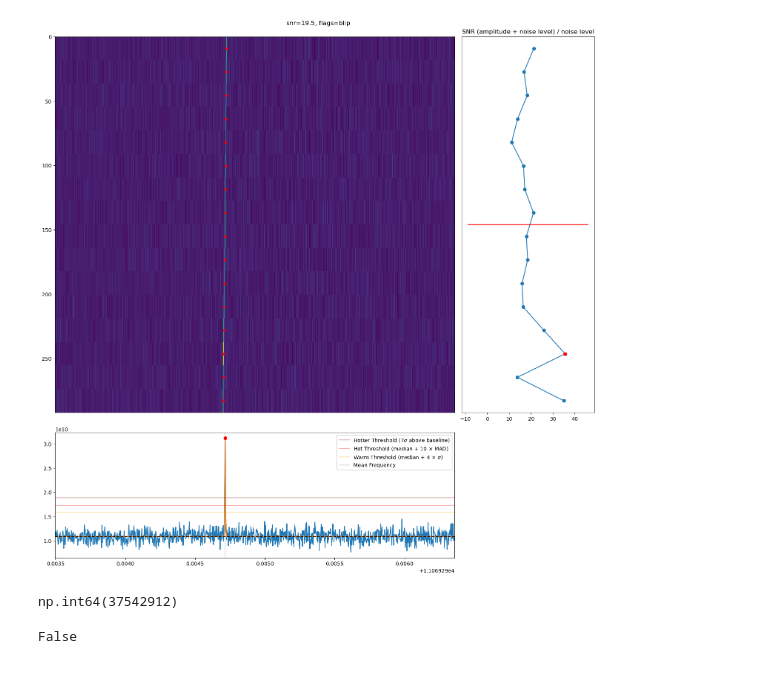
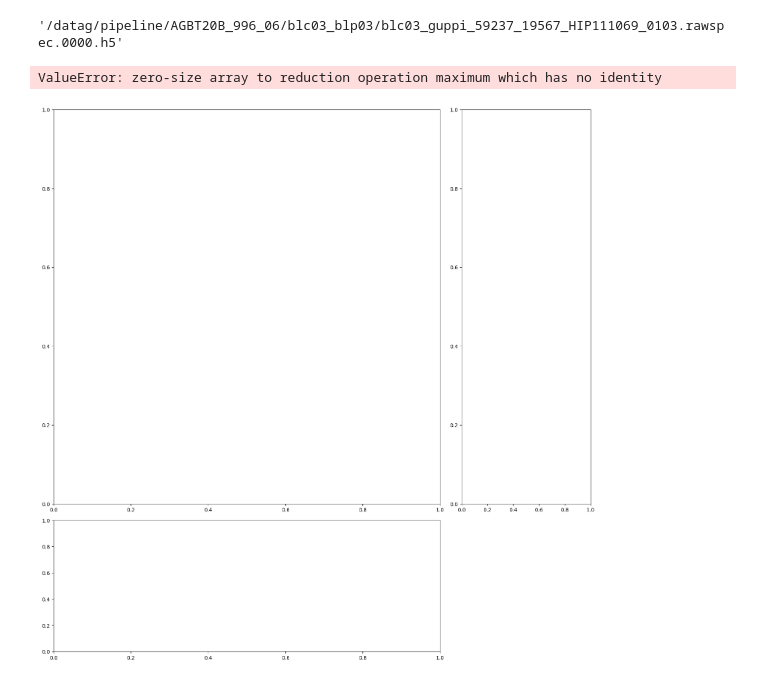
Before and after one commit to andres-luengo/bart, a Jupyter notebook: experiments/inspect_hits.ipynb, the cells around one changed output. Saved outputs shown, nothing was run; the diff lists cells and outputs as text; code cells hidden in the pictures.

```diff
--- a/experiments/inspect_hits.ipynb
+++ b/experiments/inspect_hits.ipynb
@@ -26,0 +35,5 @@ plt.plot(nums)
+# %%
+tables = [base_path / 'batches' / table for table in sorted(os.listdir(base_path/'batches'))]
+nums = [len(pd.read_csv(table)) for table in tables]
+plt.bar(np.arange(len(nums)), nums)
+plt.yscale('log');
@@ -27,4 +42,6 @@ plt.plot(nums)
 # %%
-df = pd.read_csv('/mnt_blpc3/datax/scratch/andresl/starlink-pipeline-runs/sample-run/batches/batch_042.csv')
+TABLE_PATH = tables[32]
+print(TABLE_PATH)
+df = pd.read_csv(TABLE_PATH)
 df
 # %% [output]
@@ -112,19 +125,33 @@ def zap_dc(block, l_idx):
     COARSE_PER_FINE = 2**20
 
     r_to_spike = (r_idx + COARSE_PER_FINE//2) % COARSE_PER_FINE
-    if r_to_spike > WINDOW_SIZE: return
 
     spike_idx = WINDOW_SIZE - r_to_spike
-    block[:, spike_idx] = (block[:, spike_idx-1] + block[:, spike_idx+1])/2
+    if (spike_idx < 0) or (spike_idx >= WINDOW_SIZE): return
+
+
+
+    block[..., spike_idx] = (block[..., spike_idx-1] + block[..., spike_idx+1])/2
+# %%
+f.filename
+# %% [output]
+'/datag/pipeline/AGBT20B_996_06/blc03_blp03/blc03_guppi_59237_19567_HIP111069_0103.rawspec.0000.h5'
 # %%
-def make_figure(hit, title=None):
-    if title is None:
-        title = hit['flags'] if not pd.isna(hit['flags']) else '(no flags)'
-        title = hit.name + title
+def make_figure(*, freq_index=None, hit=None, title=None):
+    if hit is not None:
+        l_idx = hit.frequency_index
+        if title is None:
+            title = hit['flags'] if not pd.isna(hit['flags']) else '(no flags)'
+            title = hit.name + title
+    elif freq_index is not None:
+        l_idx = freq_index
+        if title is None:
+            title = f'{f.filename}\n{freq_index = }'
+    else:
+        raise ValueError('Must provide one of freq_index or hit')
 
     SLICE_IDX = 8
 
-    l_idx = hit['frequency_index']
     data: h5py.Dataset = f['data'][:, 0, l_idx : l_idx+WINDOW_SIZE] # type: ignore
     zap_dc(data, l_idx)
     freqs = np.linspace(
@@ -152,8 +179,6 @@ def make_figure(hit, title=None):
         )
     snr = np.array(snr)
     snr_ax.plot(snr, times, marker='o')
-    if np.min(snr) < 2:
-        snr_ax.axvline(1.0, color='gray')
     snr_others = np.delete(snr, np.argmax(snr))
     snr_others_mad = np.std(snr_others)
     snr_ax.hlines(
@@ -168,6 +193,8 @@ def make_figure(hit, title=None):
         color='red',
         zorder=10
     )
+    if snr_ax.get_xlim()[0] < 0:
+        snr_ax.axvline(1.0, color='gray')
     snr_ax.set_title('SNR (amplitude + noise level) / noise level')
     snr_ax.yaxis.set_visible(False)
 
@@ -188,41 +215,38 @@ def make_figure(hit, title=None):
     slice_ax.plot(freqs, slice_data)
     slice_ax.plot(freqs, signal_model(freqs, *params[SLICE_IDX]))
 
     slice_median = params[SLICE_IDX, 3]
     slice_ax.axhline(slice_median, alpha = 0.9, color='black', linestyle='--')
 
     HOTTER_SIGNIFICANCE = 7
     clipped_slice, _, _ = scipy.stats.sigmaclip(slice_data)
     hotter_threshold = np.mean(clipped_slice) + HOTTER_SIGNIFICANCE * np.std(clipped_slice)
     slice_ax.axhline(hotter_threshold, alpha=0.3, color='darkred', label=f'Hotter Threshold ({HOTTER_SIGNIFICANCE}$\\sigma$ above baseline)')
 
     hot_threshold = slice_median + 8*scipy.stats.median_abs_deviation(slice_data)
     slice_ax.axhline(hot_threshold, alpha=0.3, color='red', label='Hot Threshold (median + 10 $\\times$ MAD)')
 
     others = np.delete(slice_data, np.argmax(slice_data))
     warm_threshold = slice_median + 4*np.std(others)
     slice_ax.axhline(warm_threshold, alpha=0.3, color='orange', label='Warm Threshold (median + 4 $\\times\\ \\sigma$)')
 
     slice_freq = params[SLICE_IDX, 0]
     slice_ax.axvline(slice_freq, alpha=0.3, color='gray', label='Mean Frequency')
 
     slice_ax.scatter(x=freqs[np.argmax(slice_data)], y=np.max(slice_data), color='red', zorder=10)
 
     slice_ax.legend()
 
     fig.suptitle(title)
     return fig
-hit = df[df['flags'].str.contains('blip', na=False)].sample().iloc[0]
+hit = df.sample().iloc[0]
 # hit = df.loc[15]
-make_figure(hit, f'snr={hit['snr']:.3g}, flags={hit['flags']}')
+make_figure(hit=hit, title=f'snr={hit['snr']:.3g}, flags={hit['flags']}')
+# random_index = 1024 * np.random.randint(0, f['data'].shape[2]//1024)
+# index = int((10562.495 - fch1) / foff) - 1024 * 2
+# print('weird index:', index)
+# make_figure(freq_index=index)
 plt.show()
 # %% [output]
+ValueError: zero-size array to reduction operation maximum which has no identity
-[figure, old version]
+[figure, new version]
-# %%
-hit.frequency_index
-# %% [output]
-np.int64(37542912)
-# %%
-hit.frequency_index+1024 in df['frequency_index'].values
-# %% [output]
-False
```
Also changed, not shown: parts of 30 cells of this notebook, 1 other file.
